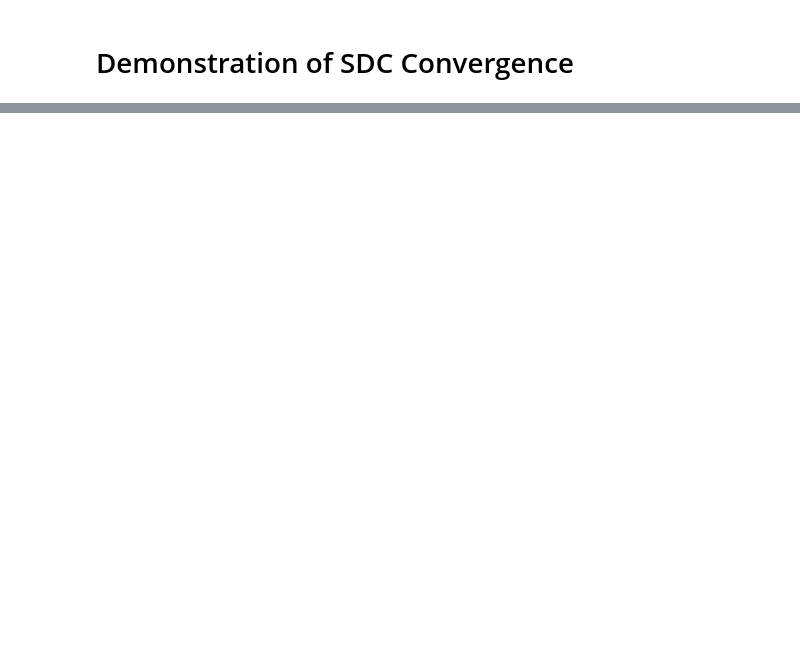
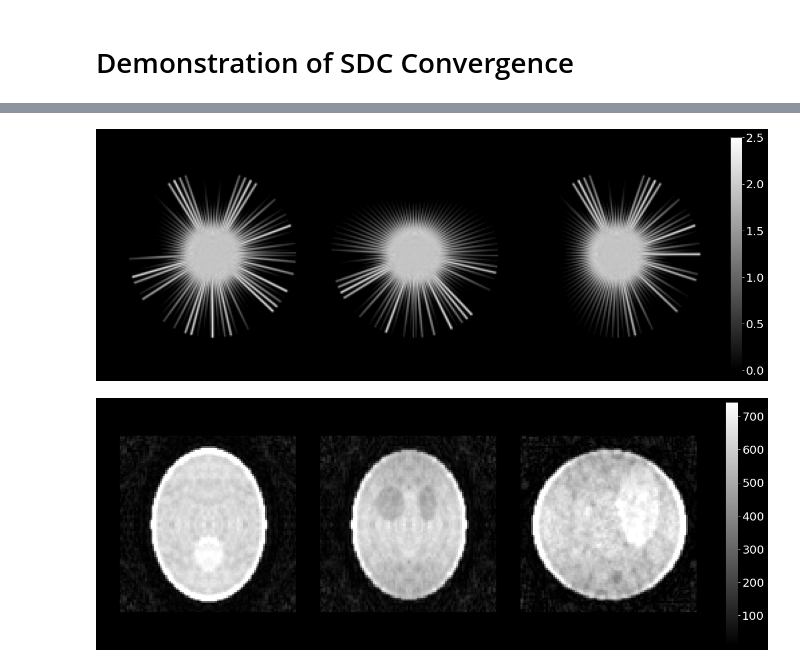
Before and after one commit to spinicist/old-riesling-examples, a Jupyter notebook: sdc.ipynb, the cells around one changed output, grey strips where cells are left out. Saved outputs shown, nothing was run; the diff lists cells and outputs as text; code cells hidden in the pictures; blank space fills up the shorter version.

```diff
--- a/sdc.ipynb
+++ b/sdc.ipynb
@@ -77,0 +38,8 @@ plot_3plane('os13kbkb-recon.h5')
+# %%
+!riesling traj 'phantom.h5' --sdc=pipe {recon_settings} -o pipe
+display(rl.images.single('pipe-traj.h5', dset='traj-image', vmin=0, vmax=2.5))
+!riesling recon 'phantom.h5' --sdc=pipe {recon_settings} -o pipe
+display(rl.images.single('pipe-recon.h5', dset='image'))
+# %% [output]
+[figure, added]
+[figure, added]
```
Also changed, not shown: parts of 24 cells of this notebook.
